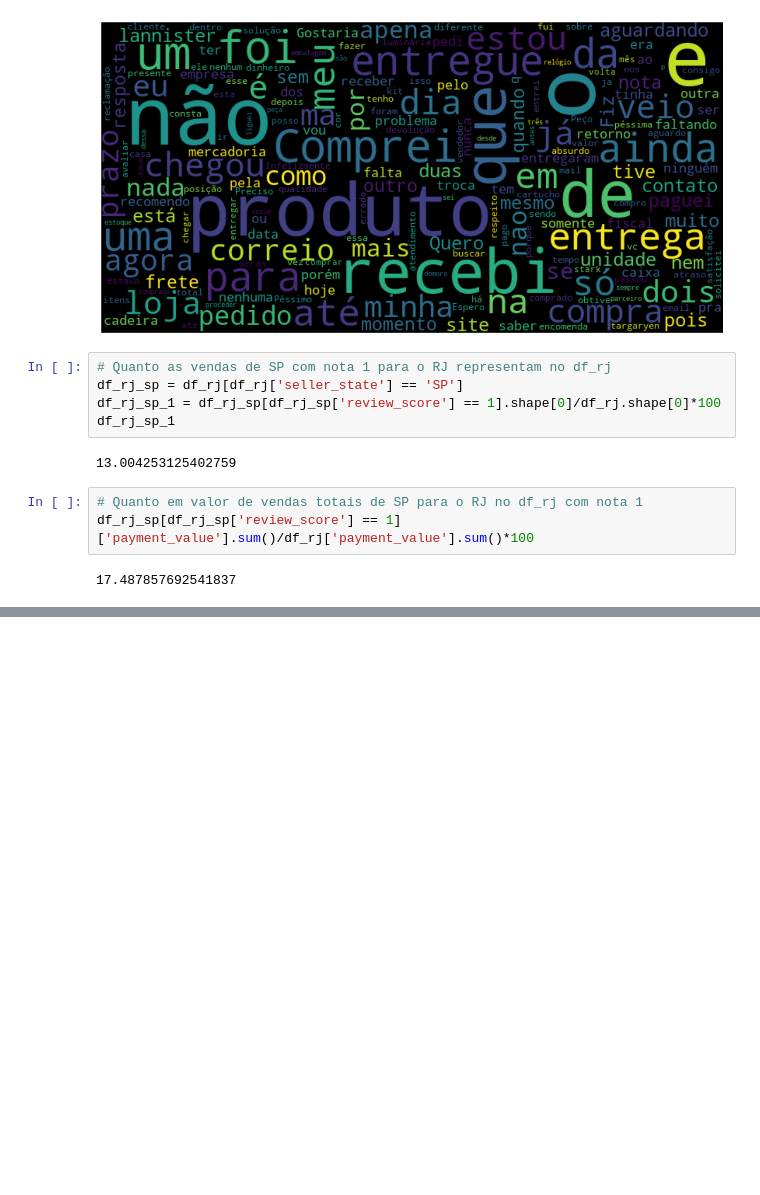
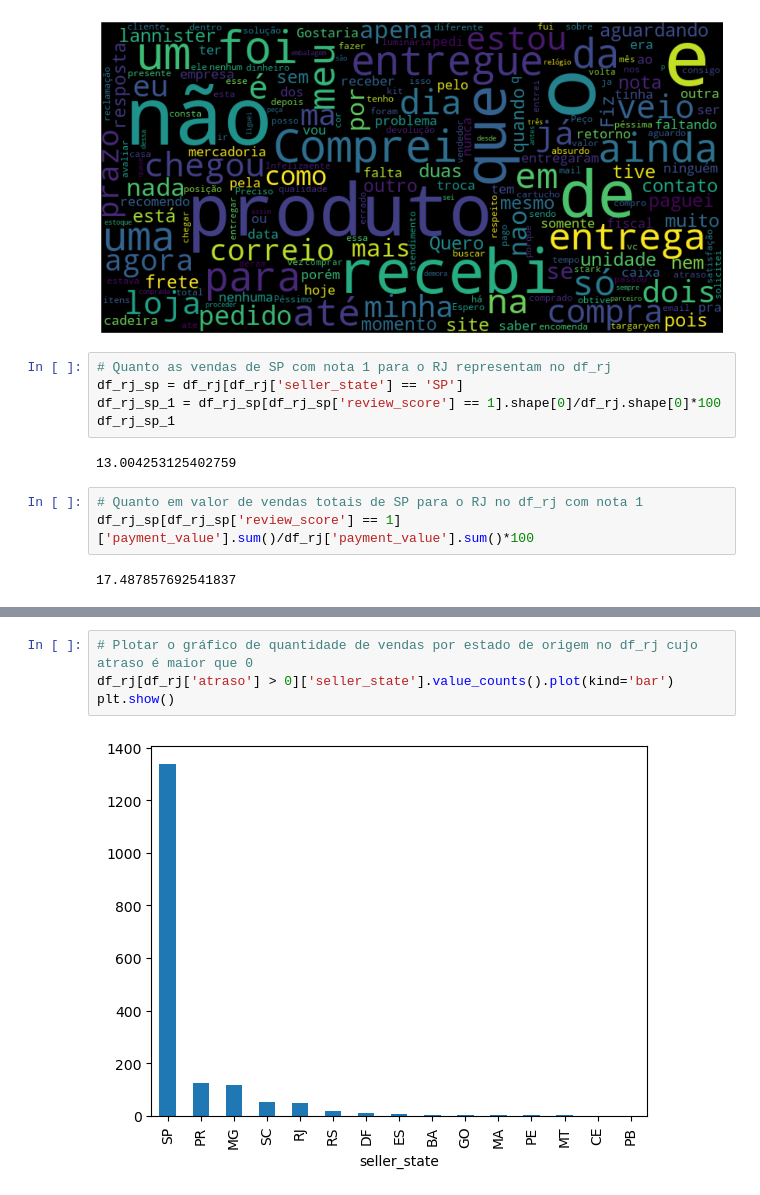
Before and after one commit to caio-a-garcia/PADS202401, a Jupyter notebook: EDA_Olist_perguntas.ipynb, the cells around one changed output, grey strips where cells are left out. Saved outputs shown, nothing was run; the diff lists cells and outputs as text; blank space fills up the shorter version.

```diff
--- a/EDA_Olist_perguntas.ipynb
+++ b/EDA_Olist_perguntas.ipynb
@@ -843,0 +887,6 @@ df_rj_sp[df_rj_sp['review_score'] == 1]['payment_value'].sum()/df_rj['payment_va
+# %%
+# Plotar o gráfico de quantidade de vendas por estado de origem no df_rj cujo atraso é maior que 0
+df_rj[df_rj['atraso'] > 0]['seller_state'].value_counts().plot(kind='bar')
+plt.show()
+# %% [output]
+[figure, added]
```
Also changed, not shown: parts of 8 cells of this notebook.
